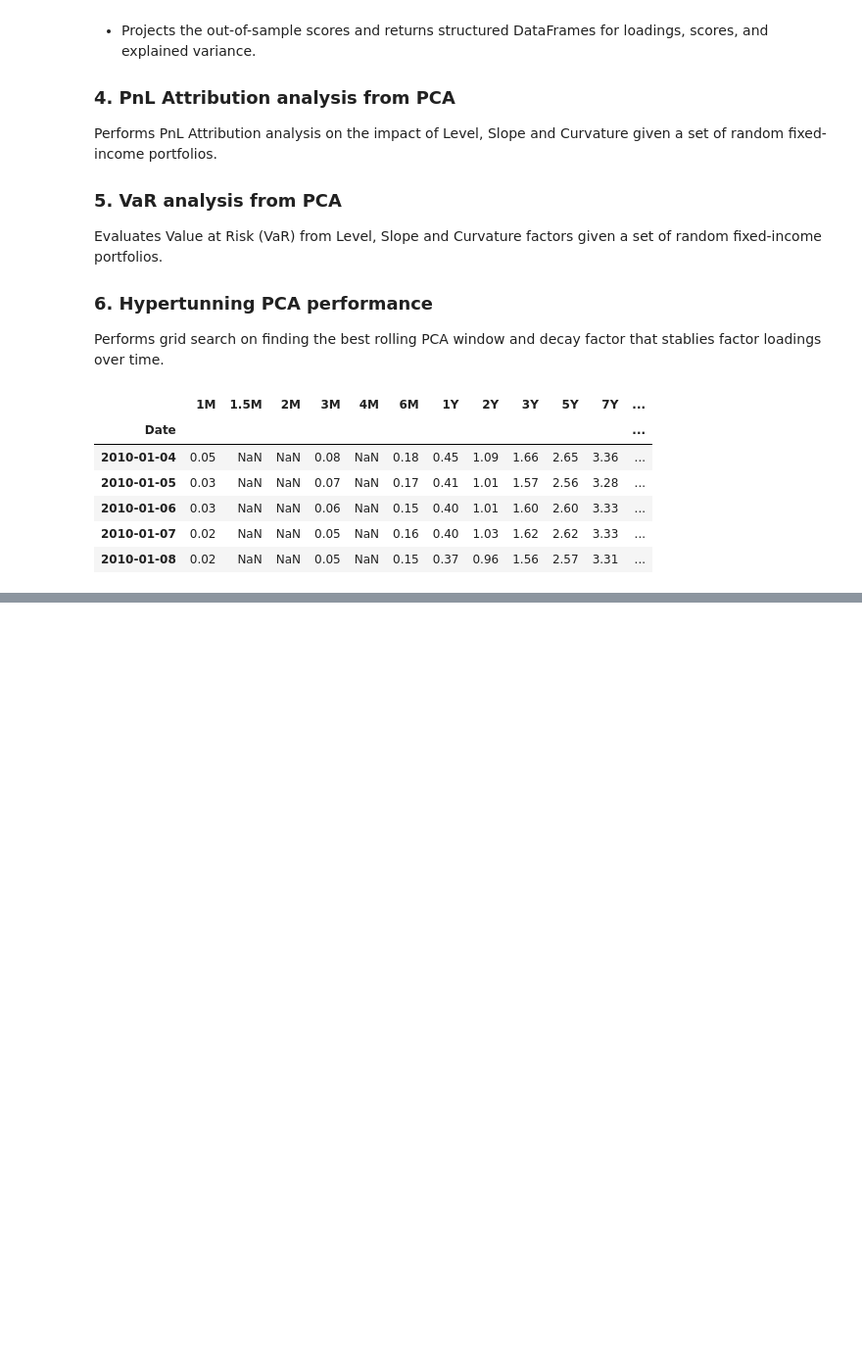
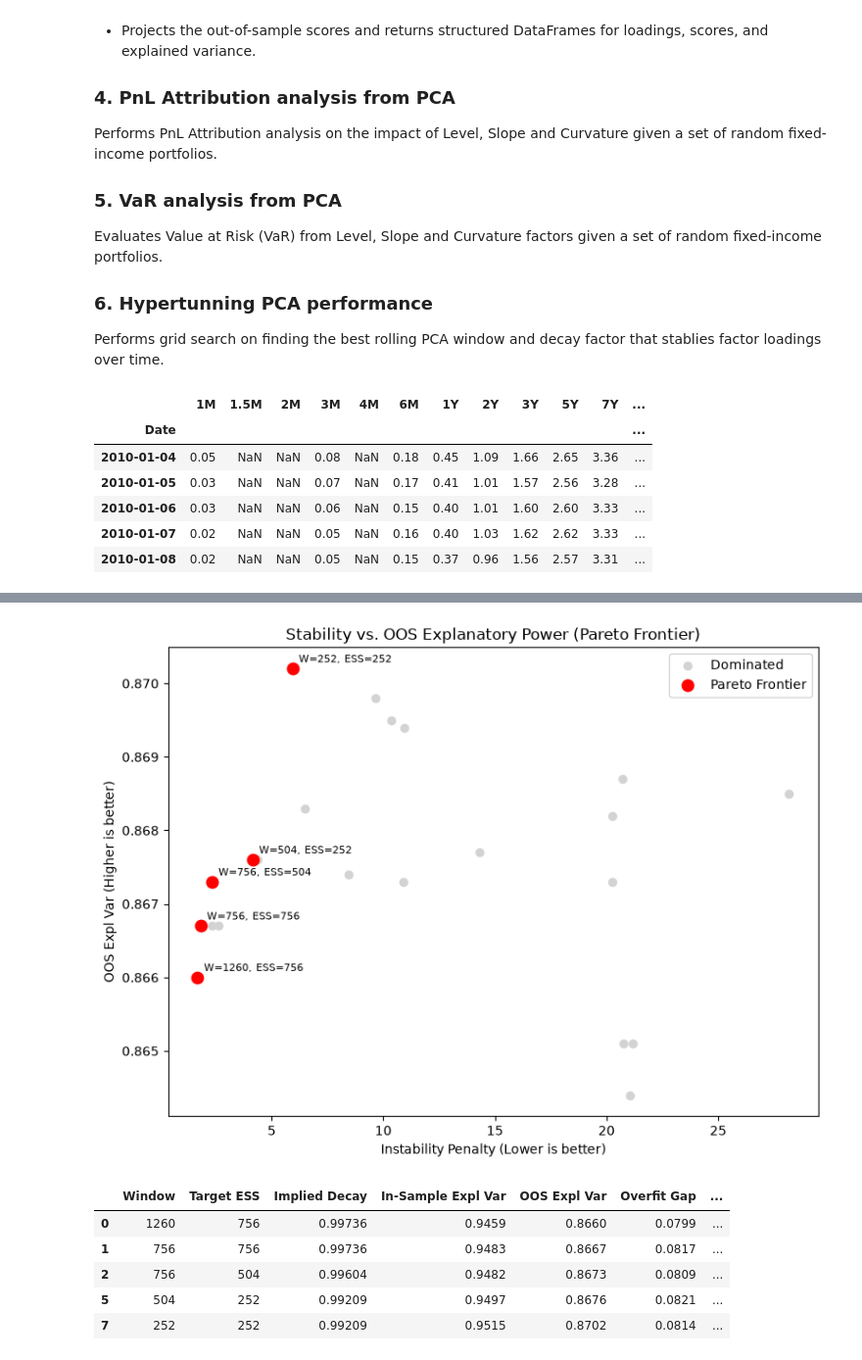
Before and after one commit to jhqntdv/Interest-Rate-Modeling, a Jupyter notebook: pca-main.ipynb, the cells around one changed output, grey strips where cells are left out. Shown at 98% size. Cells and saved outputs as stored; diff of their text form; code cells hidden in the pictures; blank space fills up the shorter version.

```diff
--- a/pca-main.ipynb
+++ b/pca-main.ipynb
@@ -454,0 +608,12 @@ Starting grid search over 25 combinations...
+# %%
+# Display top 10 Pareto-optimal candidates
+pareto_candidates = plot_pareto_frontier(optimization_results)
+display(pareto_candidates.head(10))
+# %% [output]
+[figure, added]
+|  | Window | Target ESS | Implied Decay | In-Sample Expl Var | OOS Expl Var | Overfit Gap | ... |
+| 0 | 1260 | 756 | 0.99736 | 0.9459 | 0.8660 | 0.0799 | ... |
+| 1 | 756 | 756 | 0.99736 | 0.9483 | 0.8667 | 0.0817 | ... |
+| 2 | 756 | 504 | 0.99604 | 0.9482 | 0.8673 | 0.0809 | ... |
+| 5 | 504 | 252 | 0.99209 | 0.9497 | 0.8676 | 0.0821 | ... |
+| 7 | 252 | 252 | 0.99209 | 0.9515 | 0.8702 | 0.0814 | ... |
```
Also changed, not shown: parts of 7 cells of this notebook.
